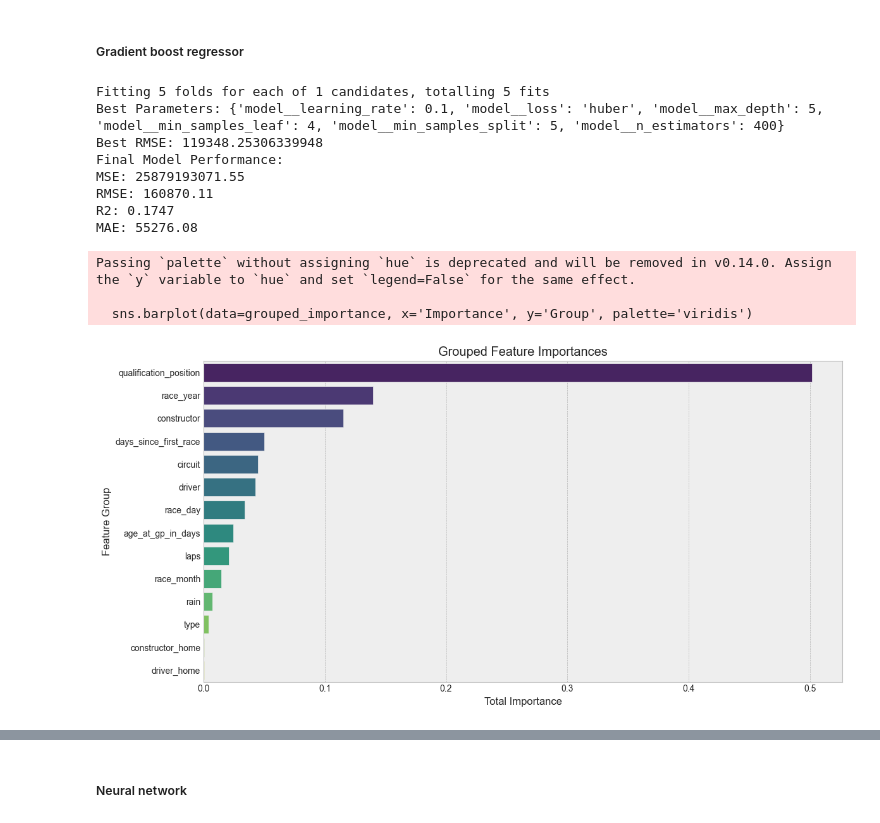
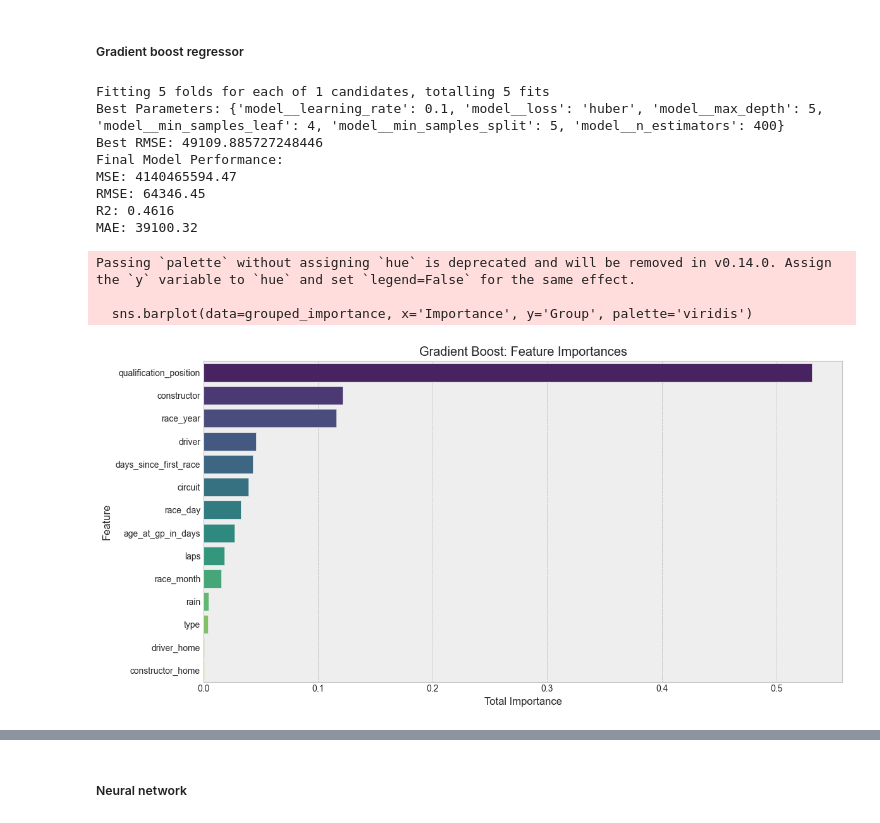
Before and after one commit to linhbuitung/f1-fantasy-ml, a Jupyter notebook: f1-predictor/ML/Thesis.ipynb, the cells around one changed output, grey strips where cells are left out. Drawn from its saved outputs; the diff is of its cells as text; code cells hidden in the pictures.

```diff
--- a/f1-predictor/ML/Thesis.ipynb
+++ b/f1-predictor/ML/Thesis.ipynb
@@ -651,6 +652,10 @@ def calculate_general_errors_top5_via_final_position(y_true_df, X_test, ml_model
     r2 = r2_score(true_pos, pred_pos)
     mae = mean_absolute_error(true_pos, pred_pos)
     return mse, rmse, r2, mae
+# %%
+robust_cols = ['qualification_position', 'age_at_gp_in_days', 'days_since_first_race', 'laps']
+cat_cols = ['constructor','circuit','type_circuit','driver','circuit_nationality','driver_nationality','constructor_nationality']
+other_cols = ['race_year','race_month','race_day','rain', 'driver_home', 'constructor_home']
 # %% [markdown]
 <h3> Random forest regressor</h3>
 # %%
@@ -820,18 +809,10 @@ with open('rf.pkl', 'rb') as f:
 # %% [markdown]
 <h5>Gradient boost regressor</h5>
 # %%
-# Split features and target
-
-# Identify column types
-num_cols = X_train.select_dtypes(exclude='object').columns.tolist()
-cat_cols = X_train.select_dtypes(include='object').columns.tolist()
-
-# Preprocessor: OHE for categorical, StandardScaler for numeric
 preprocessor = ColumnTransformer([
-    ('num', StandardScaler(), num_cols),
-    ('cat', OneHotEncoder(handle_unknown='ignore', sparse_output=False), cat_cols)
-])
-
+        ('num', RobustScaler(), robust_cols),
+        ('cat', OneHotEncoder(handle_unknown='ignore', sparse_output=False), cat_cols)
+    ], remainder='passthrough')
 # Full pipeline
 pipeline = Pipeline([
     ('preprocessing', preprocessor),
@@ -888,34 +869,32 @@ print(f"MAE: {mae:.2f}")
 # %% [output]
 Fitting 5 folds for each of 1 candidates, totalling 5 fits
 Best Parameters: {'model__learning_rate': 0.1, 'model__loss': 'huber', 'model__max_depth': 5, 'model__min_samples_leaf': 4, 'model__min_samples_split': 5, 'model__n_estimators': 400}
-Best RMSE: 119348.25306339948
+Best RMSE: 49109.885727248446
 Final Model Performance:
-MSE: 25879193071.55
-RMSE: 160870.11
-R2: 0.1747
-MAE: 55276.08
+MSE: 4140465594.47
+RMSE: 64346.45
+R2: 0.4616
+MAE: 39100.32
 # %%
 # Get best pipeline from grid search
 best_pipeline = best_model_gb
 
-# Get preprocessor and trained model
-preprocessor = best_pipeline.named_steps['preprocessing']
 model = best_pipeline.named_steps['model']
 
-# Extract feature names after preprocessing
-# 1. Numeric feature names (not transformed)
-num_features = num_cols
+num_features = robust_cols
 
-# 2. Categorical one-hot encoded feature names
-ohe = preprocessor.named_transformers_['cat']
+ohe = best_pipeline.named_steps['preprocessing'].named_transformers_['cat']
+
+# Get the feature names for categorical columns
 cat_features = ohe.get_feature_names_out(cat_cols)
 
-# 3. Combine both
-feature_names = np.concatenate([num_features, cat_features])
 
-# 4. Extract feature importances from the model
+other_features = other_cols
+
+feature_names = np.concatenate([num_features, cat_features, other_features])
+
+
 importances = model.feature_importances_
-
 # 5. Create DataFrame for display
 importances_df = pd.DataFrame({
     'Feature': feature_names,
@@ -927,37 +906,37 @@ importances_df = pd.DataFrame({
 
 
 # Step 2: Create DataFrame
 feat_df = pd.DataFrame({
     'Feature': feature_names,
     'Importance': importances
 })
 
 # Step 3: Extract base feature name for grouping
 def extract_base_feature(name):
-    if name in num_features:
+    if name in num_features or name in other_features:
         return name
     else:
         return name.split('_')[0]  # e.g., "circuit_Monaco" -> "circuit"
 
 feat_df['Group'] = feat_df['Feature'].apply(extract_base_feature)
 
 # Step 4: Aggregate importance by group
 grouped_importance = feat_df.groupby('Group')['Importance'].sum().sort_values(ascending=False).reset_index()
 
 # Step 5: Plot with Seaborn
 plt.figure(figsize=(12, 6))
 sns.barplot(data=grouped_importance, x='Importance', y='Group', palette='viridis')
 
-plt.title('Grouped Feature Importances')
+plt.title('Gradient Boost: Feature Importances')
 plt.xlabel('Total Importance')
-plt.ylabel('Feature Group')
+plt.ylabel('Feature')
 plt.tight_layout()
 plt.show()
 # %% [output]
 Passing `palette` without assigning `hue` is deprecated and will be removed in v0.14.0. Assign the `y` variable to `hue` and set `legend=False` for the same effect.
 
   sns.barplot(data=grouped_importance, x='Importance', y='Group', palette='viridis')
-[figure, old version]
+[figure, new version]
 # %%
 # Calculate the weighted position error
 wpe = weighted_position_error( test_set_with_result, X_test, best_model_gb)
```
Also changed, not shown: parts of 10 cells of this notebook, 6 other files.
